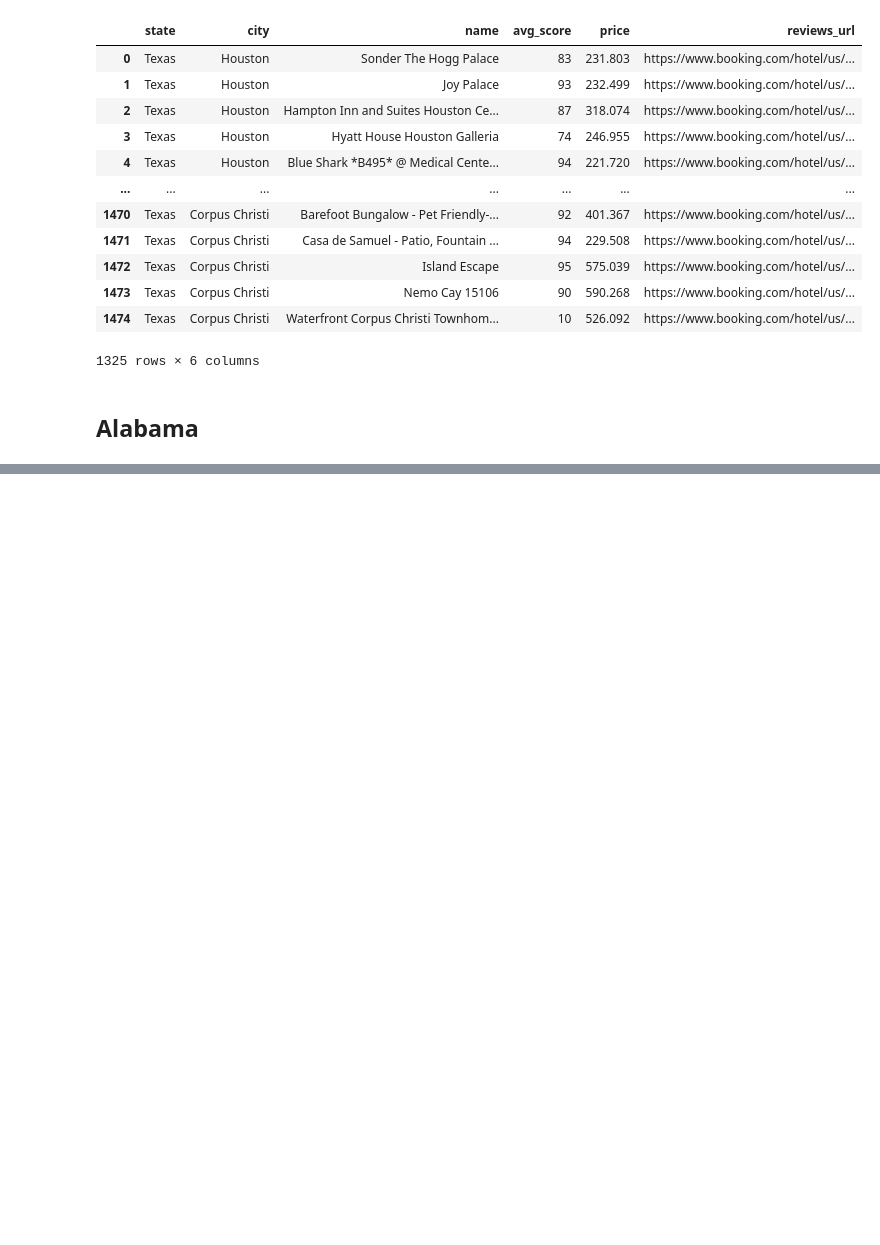
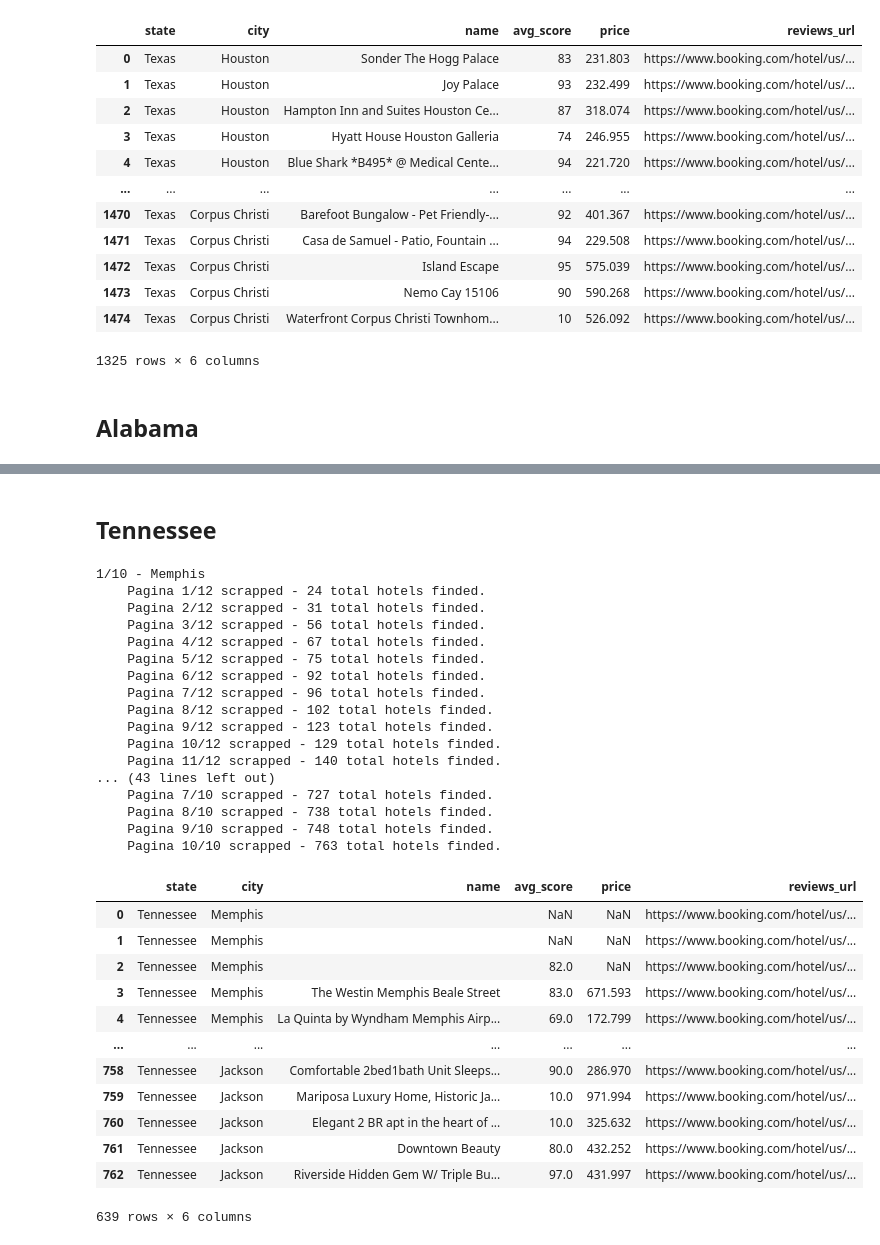
Before and after one commit to LeonardoCostaH/PF_DS_YELP, a Jupyter notebook: scrapping/02_hotels.ipynb, the cells around one changed output, grey strips where cells are left out. Saved outputs shown, nothing was run; the diff lists cells and outputs as text; code cells hidden in the pictures; blank space fills up the shorter version.

```diff
--- a/scrapping/02_hotels.ipynb
+++ b/scrapping/02_hotels.ipynb
@@ -690,0 +790,36 @@ NameError: name 'scrape' is not defined
+# %% [markdown]
+## Tennessee
+# %%
+tennessee_hotels = scrape("TN")
+tennessee_hotels
+# %% [output]
+1/10 - Memphis
+    Pagina 1/12 scrapped - 24 total hotels finded.
+    Pagina 2/12 scrapped - 31 total hotels finded.
+    Pagina 3/12 scrapped - 56 total hotels finded.
+    Pagina 4/12 scrapped - 67 total hotels finded.
+    Pagina 5/12 scrapped - 75 total hotels finded.
+    Pagina 6/12 scrapped - 92 total hotels finded.
+    Pagina 7/12 scrapped - 96 total hotels finded.
+    Pagina 8/12 scrapped - 102 total hotels finded.
+    Pagina 9/12 scrapped - 123 total hotels finded.
+    Pagina 10/12 scrapped - 129 total hotels finded.
+    Pagina 11/12 scrapped - 140 total hotels finded.
+... (43 lines left out)
+    Pagina 7/10 scrapped - 727 total hotels finded.
+    Pagina 8/10 scrapped - 738 total hotels finded.
+    Pagina 9/10 scrapped - 748 total hotels finded.
+    Pagina 10/10 scrapped - 763 total hotels finded.
+|  | state | city | name | avg_score | price | reviews_url |
+| 0 | Tennessee | Memphis |  | NaN | NaN | https://www.booking.com/hotel/us/... |
+| 1 | Tennessee | Memphis |  | NaN | NaN | https://www.booking.com/hotel/us/... |
+| 2 | Tennessee | Memphis |  | 82.0 | NaN | https://www.booking.com/hotel/us/... |
+| 3 | Tennessee | Memphis | The Westin Memphis Beale Street | 83.0 | 671.593 | https://www.booking.com/hotel/us/... |
+| 4 | Tennessee | Memphis | La Quinta by Wyndham Memphis Airp... | 69.0 | 172.799 | https://www.booking.com/hotel/us/... |
+| ... | ... | ... | ... | ... | ... | ... |
+| 758 | Tennessee | Jackson | Comfortable 2bed1bath Unit Sleeps... | 90.0 | 286.970 | https://www.booking.com/hotel/us/... |
+| 759 | Tennessee | Jackson | Mariposa Luxury Home, Historic Ja... | 10.0 | 971.994 | https://www.booking.com/hotel/us/... |
+| 760 | Tennessee | Jackson | Elegant 2 BR apt in the heart of ... | 10.0 | 325.632 | https://www.booking.com/hotel/us/... |
+| 761 | Tennessee | Jackson | Downtown Beauty | 80.0 | 432.252 | https://www.booking.com/hotel/us/... |
+| 762 | Tennessee | Jackson | Riverside Hidden Gem W/ Triple Bu... | 97.0 | 431.997 | https://www.booking.com/hotel/us/... |
+639 rows × 6 columns
```
Also changed, not shown: parts of 52 cells of this notebook, 20 other files.
